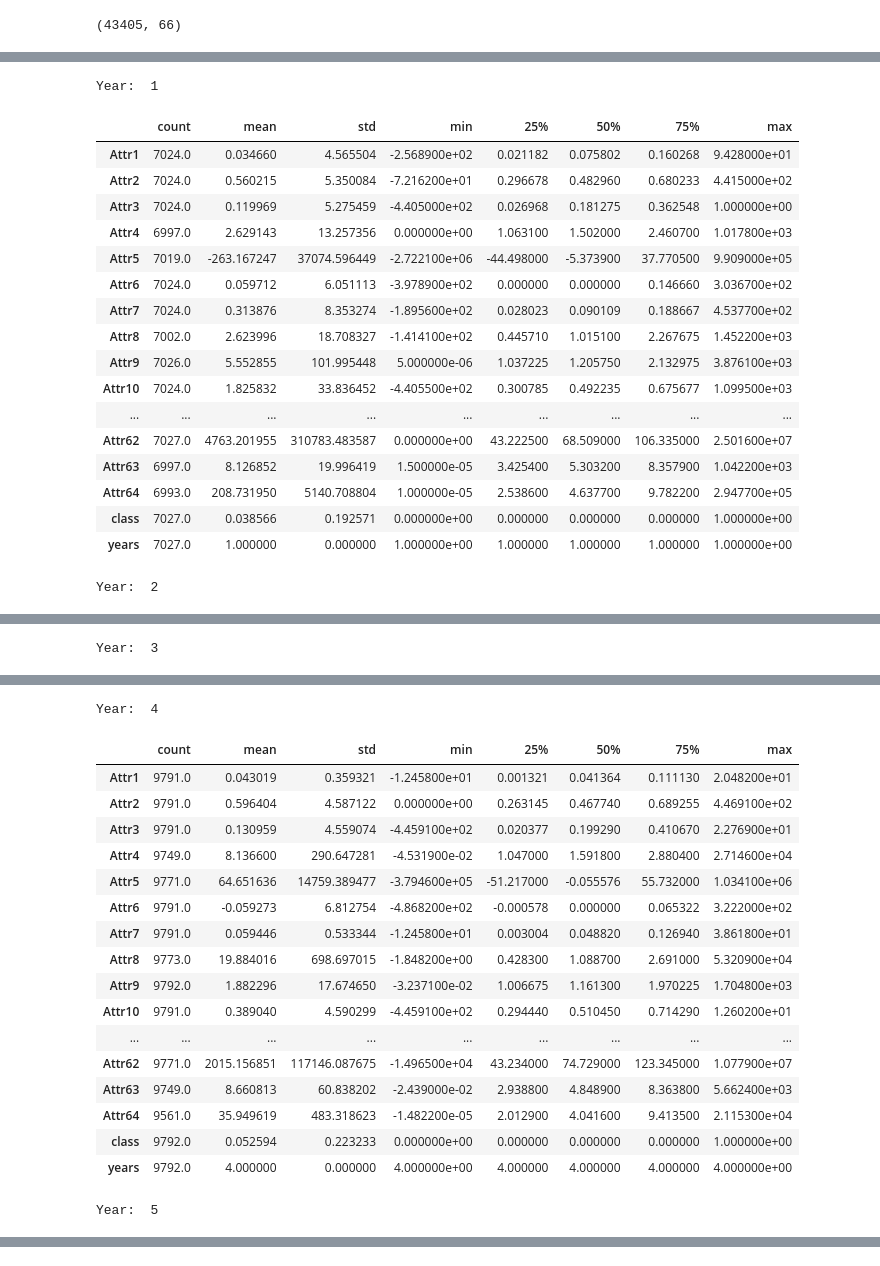
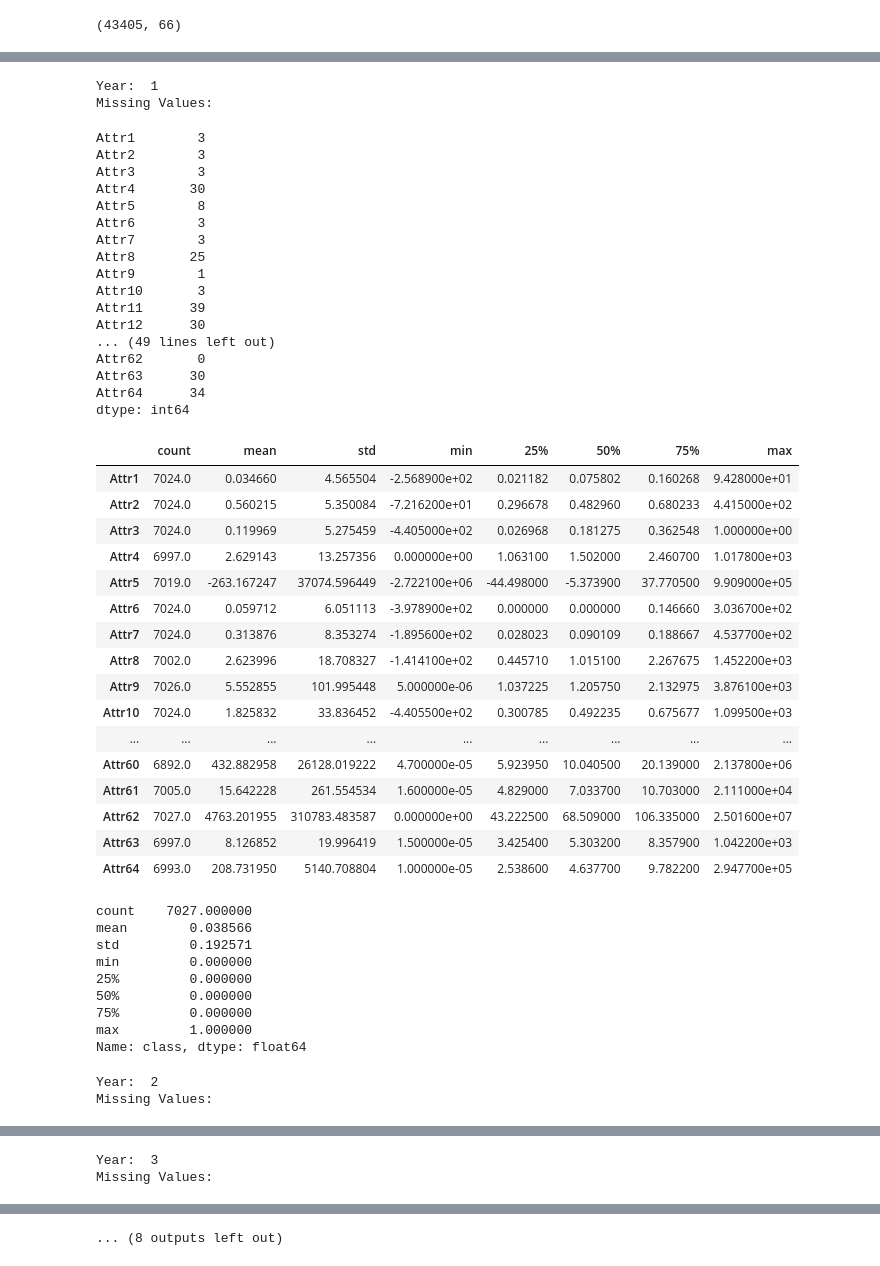
Before and after one commit to achmand/Polish-Bankruptcy-Prediction, a Jupyter notebook: pete_work.ipynb, the cells around one changed output, grey strips where cells are left out. Saved outputs shown, nothing was run; the diff lists cells and outputs as text; code cells hidden in the pictures.

```diff
--- a/pete_work.ipynb
+++ b/pete_work.ipynb
@@ -41,7 +43,7 @@ Path: data/4year.arff, Shape: (9792, 66), Bankrupt: 515, Not Bunkrupt: 9277
 Path: data/5year.arff, Shape: (5910, 66), Bankrupt: 410, Not Bunkrupt: 5500
 # %%
 frames = [df_years[0][1], df_years[1][1], df_years[2][1], df_years[3][1], df_years[4][1]]
-years = pd.concat(frames)
-print(years.shape)
+X = pd.concat(frames)
+print(X.shape)
 # %% [output]
 (43405, 66)
@@ -68,25 +50,61 @@ dtype: int64
+# %%
+y = X['class']
+X = X.drop(['class'], axis = 1)
+years = X['years']
+X = X.drop(['years'], axis = 1)
 # %%
 pd.set_option("display.max_row", 70)
-for i in range(max(years["years"])):
+for i in range(max(years)):
     print("Year: ", i+1)
-    display((years.loc[years['years'] == i+1]).describe().T)
+    print("Missing Values: ")
+    display((X.loc[years == i+1]).isna().sum())
+    display((X.loc[years == i+1]).describe().T)
+    display((y.loc[years == i+1]).describe())
 # %% [output]
 Year:  1
+Missing Values:
+Attr1        3
+Attr2        3
+Attr3        3
+Attr4       30
+Attr5        8
+Attr6        3
+Attr7        3
+Attr8       25
+Attr9        1
+Attr10       3
+Attr11      39
+Attr12      30
+... (49 lines left out)
+Attr62       0
+Attr63      30
+Attr64      34
+dtype: int64
 |  | count | mean | std | min | 25% | 50% | 75% | max |
 | Attr1 | 7024.0 | 0.034660 | 4.565504 | -2.568900e+02 | 0.021182 | 0.075802 | 0.160268 | 9.428000e+01 |
 | Attr2 | 7024.0 | 0.560215 | 5.350084 | -7.216200e+01 | 0.296678 | 0.482960 | 0.680233 | 4.415000e+02 |
 | Attr3 | 7024.0 | 0.119969 | 5.275459 | -4.405000e+02 | 0.026968 | 0.181275 | 0.362548 | 1.000000e+00 |
 | Attr4 | 6997.0 | 2.629143 | 13.257356 | 0.000000e+00 | 1.063100 | 1.502000 | 2.460700 | 1.017800e+03 |
 | Attr5 | 7019.0 | -263.167247 | 37074.596449 | -2.722100e+06 | -44.498000 | -5.373900 | 37.770500 | 9.909000e+05 |
 | Attr6 | 7024.0 | 0.059712 | 6.051113 | -3.978900e+02 | 0.000000 | 0.000000 | 0.146660 | 3.036700e+02 |
 | Attr7 | 7024.0 | 0.313876 | 8.353274 | -1.895600e+02 | 0.028023 | 0.090109 | 0.188667 | 4.537700e+02 |
 | Attr8 | 7002.0 | 2.623996 | 18.708327 | -1.414100e+02 | 0.445710 | 1.015100 | 2.267675 | 1.452200e+03 |
 | Attr9 | 7026.0 | 5.552855 | 101.995448 | 5.000000e-06 | 1.037225 | 1.205750 | 2.132975 | 3.876100e+03 |
 | Attr10 | 7024.0 | 1.825832 | 33.836452 | -4.405500e+02 | 0.300785 | 0.492235 | 0.675677 | 1.099500e+03 |
 | ... | ... | ... | ... | ... | ... | ... | ... | ... |
+| Attr60 | 6892.0 | 432.882958 | 26128.019222 | 4.700000e-05 | 5.923950 | 10.040500 | 20.139000 | 2.137800e+06 |
+| Attr61 | 7005.0 | 15.642228 | 261.554534 | 1.600000e-05 | 4.829000 | 7.033700 | 10.703000 | 2.111000e+04 |
 | Attr62 | 7027.0 | 4763.201955 | 310783.483587 | 0.000000e+00 | 43.222500 | 68.509000 | 106.335000 | 2.501600e+07 |
 | Attr63 | 6997.0 | 8.126852 | 19.996419 | 1.500000e-05 | 3.425400 | 5.303200 | 8.357900 | 1.042200e+03 |
 | Attr64 | 6993.0 | 208.731950 | 5140.708804 | 1.000000e-05 | 2.538600 | 4.637700 | 9.782200 | 2.947700e+05 |
-| class | 7027.0 | 0.038566 | 0.192571 | 0.000000e+00 | 0.000000 | 0.000000 | 0.000000 | 1.000000e+00 |
-| years | 7027.0 | 1.000000 | 0.000000 | 1.000000e+00 | 1.000000 | 1.000000 | 1.000000 | 1.000000e+00 |
-Year:  2
+count    7027.000000
+mean        0.038566
+std         0.192571
+min         0.000000
+25%         0.000000
+50%         0.000000
+75%         0.000000
+max         1.000000
+Name: class, dtype: float64
+Year:  2
+Missing Values:
@@ -110 +144,0 @@ Year:  2
-Year:  3
@@ -110,0 +154,2 @@ Year:  3
+Year:  3
+Missing Values:
@@ -128,19 +189,0 @@ Year:  3
-Year:  4
-|  | count | mean | std | min | 25% | 50% | 75% | max |
-| Attr1 | 9791.0 | 0.043019 | 0.359321 | -1.245800e+01 | 0.001321 | 0.041364 | 0.111130 | 2.048200e+01 |
-| Attr2 | 9791.0 | 0.596404 | 4.587122 | 0.000000e+00 | 0.263145 | 0.467740 | 0.689255 | 4.469100e+02 |
-| Attr3 | 9791.0 | 0.130959 | 4.559074 | -4.459100e+02 | 0.020377 | 0.199290 | 0.410670 | 2.276900e+01 |
-| Attr4 | 9749.0 | 8.136600 | 290.647281 | -4.531900e-02 | 1.047000 | 1.591800 | 2.880400 | 2.714600e+04 |
-| Attr5 | 9771.0 | 64.651636 | 14759.389477 | -3.794600e+05 | -51.217000 | -0.055576 | 55.732000 | 1.034100e+06 |
-| Attr6 | 9791.0 | -0.059273 | 6.812754 | -4.868200e+02 | -0.000578 | 0.000000 | 0.065322 | 3.222000e+02 |
-| Attr7 | 9791.0 | 0.059446 | 0.533344 | -1.245800e+01 | 0.003004 | 0.048820 | 0.126940 | 3.861800e+01 |
-| Attr8 | 9773.0 | 19.884016 | 698.697015 | -1.848200e+00 | 0.428300 | 1.088700 | 2.691000 | 5.320900e+04 |
-| Attr9 | 9792.0 | 1.882296 | 17.674650 | -3.237100e-02 | 1.006675 | 1.161300 | 1.970225 | 1.704800e+03 |
-| Attr10 | 9791.0 | 0.389040 | 4.590299 | -4.459100e+02 | 0.294440 | 0.510450 | 0.714290 | 1.260200e+01 |
-| ... | ... | ... | ... | ... | ... | ... | ... | ... |
-| Attr62 | 9771.0 | 2015.156851 | 117146.087675 | -1.496500e+04 | 43.234000 | 74.729000 | 123.345000 | 1.077900e+07 |
-| Attr63 | 9749.0 | 8.660813 | 60.838202 | -2.439000e-02 | 2.938800 | 4.848900 | 8.363800 | 5.662400e+03 |
-| Attr64 | 9561.0 | 35.949619 | 483.318623 | -1.482200e-05 | 2.012900 | 4.041600 | 9.413500 | 2.115300e+04 |
-| class | 9792.0 | 0.052594 | 0.223233 | 0.000000e+00 | 0.000000 | 0.000000 | 0.000000 | 1.000000e+00 |
-| years | 9792.0 | 4.000000 | 0.000000 | 4.000000e+00 | 4.000000 | 4.000000 | 4.000000 | 4.000000e+00 |
-Year:  5
@@ -163,0 +199 @@ Year:  5
+... (8 outputs left out)
```
Also changed, not shown: parts of 6 cells of this notebook.
